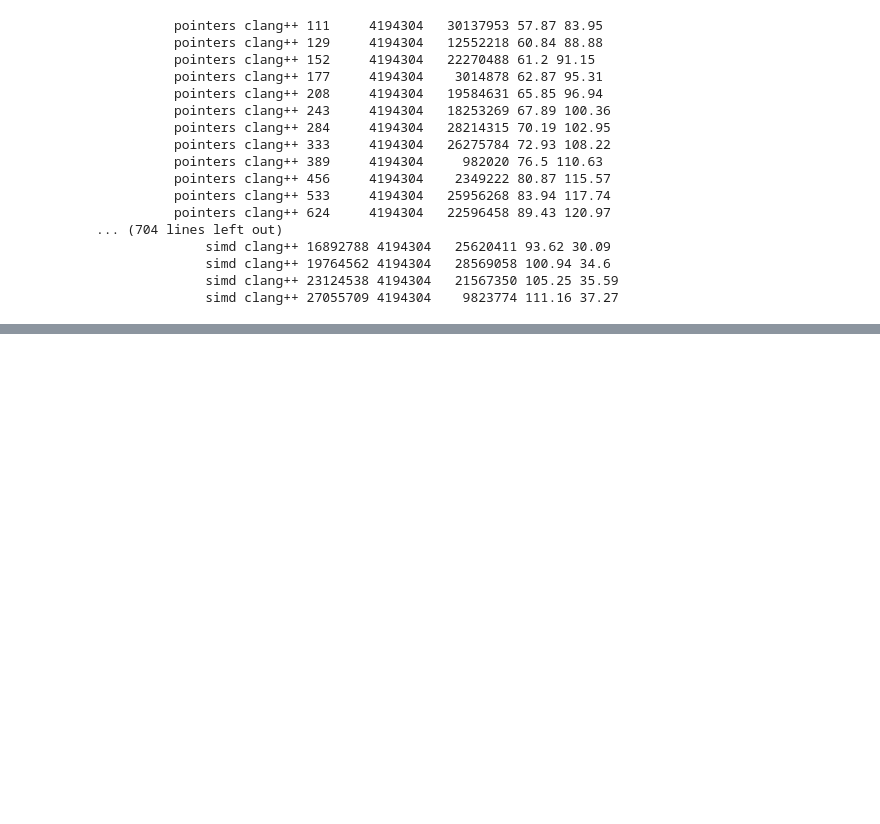
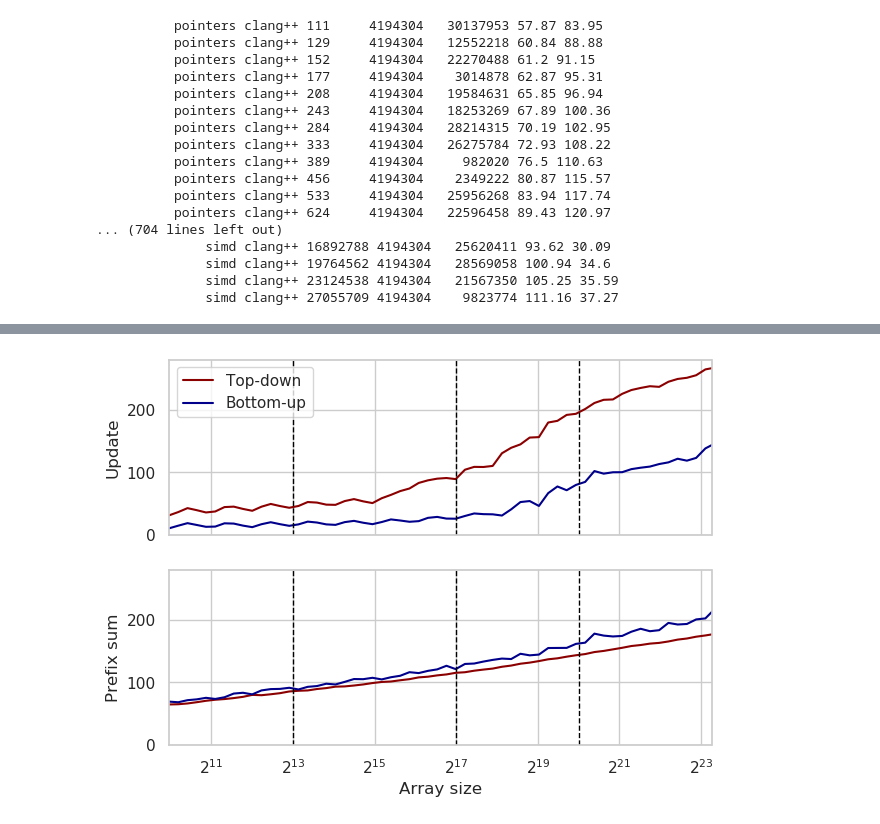
Before and after one commit to sslotin/amh-code, a Jupyter notebook: segtree/plot.ipynb, the cells around one changed output, grey strips where cells are left out. Drawn from its saved outputs; the diff is of its cells as text; code cells hidden in the pictures; blank space fills up the shorter version.

```diff
--- a/segtree/plot.ipynb
+++ b/segtree/plot.ipynb
@@ -121,0 +155,7 @@ def plot(title=None, ylabel=None, path=None, ch=None, legend=True, ylim=None):
+# %%
+plot('segtree-bottomup.svg', [
+    ('topdown-iterative', 'darkred', 'Top-down'),
+    ('bottomup-twoends', 'darkblue', 'Bottom-up'),
+])
+# %% [output]
+[figure, added]
```
Also changed, not shown: parts of 16 cells of this notebook, 1 other file.
